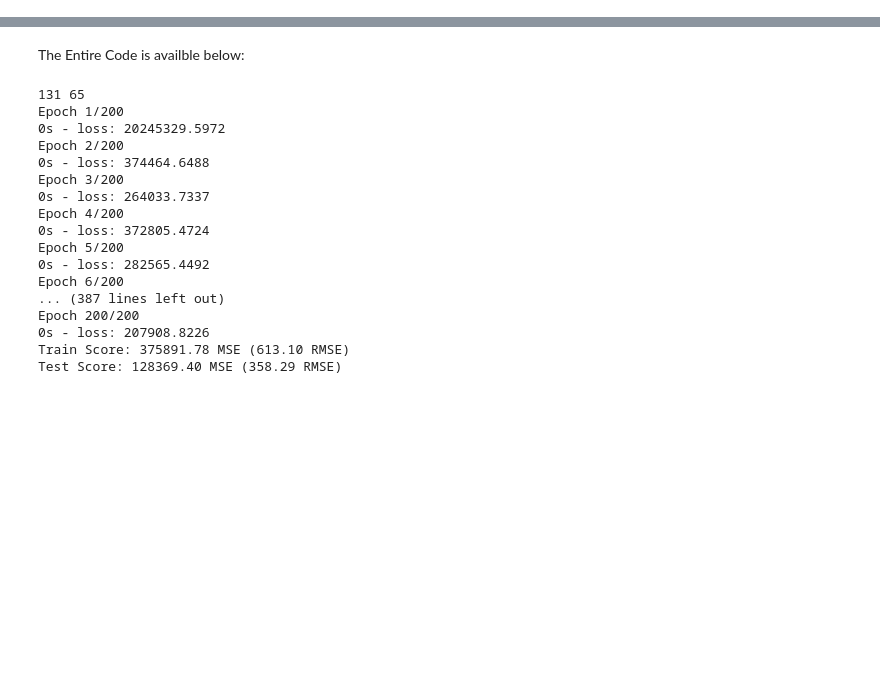
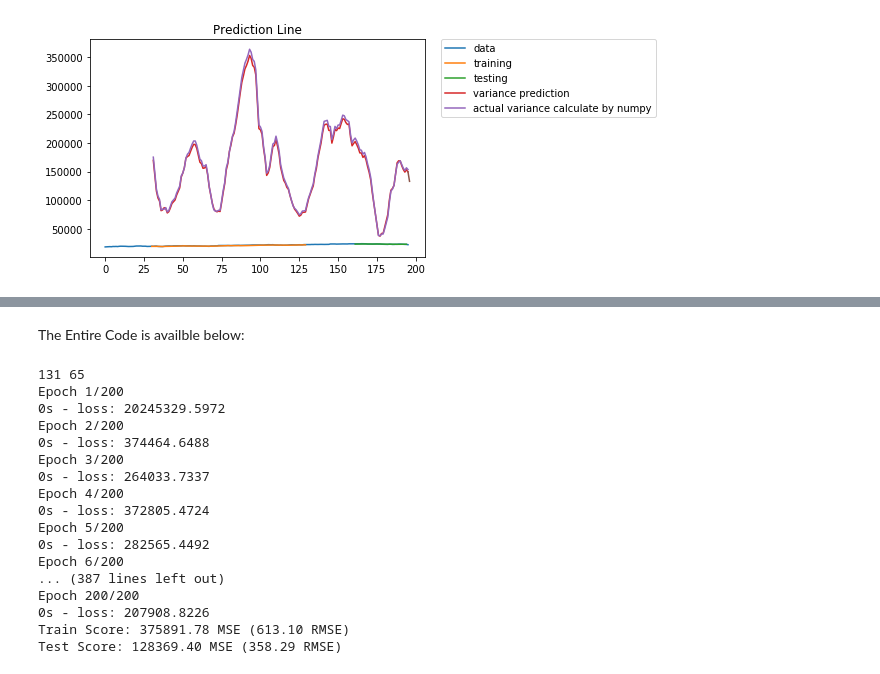
Before and after one commit to tate1010/Python-Neural-Network, a Jupyter notebook: Hang Sang Index Variance Prediction.ipynb, the cells around one changed output, grey strips where cells are left out. Drawn from its saved outputs; the diff is of its cells as text; code cells hidden in the pictures; blank space fills up the shorter version.

```diff
--- a/Hang Sang Index Variance Prediction.ipynb
+++ b/Hang Sang Index Variance Prediction.ipynb
@@ -0,0 +72,8 @@
+# %%
+model = Sequential()
+model.add(Dense(30,input_dim=look_back, activation='relu'))
+model.add(Dense(12, activation='relu'))
+model.add(Dense(1,activation='linear'))
+
+model.compile(loss='mean_squared_error', optimizer='adam')
+model.fit(trainX, trainY, epochs=200, batch_size=2, verbose=2)
@@ -0,0 +105,10 @@
+# %%
+trainScore = model.evaluate(trainX, trainY, verbose=0)
+print('Train Score: %.2f MSE (%.2f RMSE)' % (trainScore, math.sqrt(trainScore)))
+testScore = model.evaluate(testX, testY, verbose=0)
+print('Test Score: %.2f MSE (%.2f RMSE)' % (testScore, math.sqrt(testScore)))
+
+
+
+trainPredict = model.predict(trainX)
+testPredict = model.predict(testX)
@@ -0,0 +120,76 @@
+# %%
+trainPredictPlot = np.empty_like(dataset)
+trainPredictPlot[:, :] = np.nan
+trainPredictPlot[look_back:len(trainPredict)+look_back, :] = trainPredict
+
+testPredictPlot = np.empty_like(dataset)
+testPredictPlot[:, :] = np.nan
+testPredictPlot[len(trainPredict)+(look_back*2)+1:len(dataset)-1, :] = testPredict
+
+f, axarr = plt.subplots(sharex=True,squeeze=False)
+
+axarr = axarr.flatten()
+
+
+axarr[0].plot(dataset , label = 'data')
+axarr[0].plot(trainPredictPlot,label = 'training')
+axarr[0].plot(testPredictPlot, label = 'testing')
+
+
+#plt.plot(futurePredictPlot)
+axarr[0].set_title('Prediction Line')
+
+def rolling_window(a, window):
+    shape = a.shape[:-1] + (a.shape[-1] - window + 1, window)
+    strides = a.strides + (a.strides[-1],)
+    return np.lib.stride_tricks.as_strided(a, shape=shape, strides=strides)
+
+
+
+
+
+
+predictionX , PredictionY = create_dataset(dataset,look_back)
+prestack1 ,prestack2  = predictionX, PredictionY
+datatodate = prestack1
+np.delete(prestack1,look_back-1,axis =1)
+
+#varPrep = np.hstack((prestack1,prestack2))
+#varPrep2 = np.hstack((prestack1,prestack3))
+prediction = model.predict(predictionX)
+
+value = np.hstack((prestack1,prediction))
+var  = np.empty(len(dataset))
+var  [:] = np.nan
+var [look_back+1:]= np.var(value,axis = 1,)
+
+Rvar  = np.empty(len(dataset))
+Rvar  [:] = np.nan
+Rvar [look_back+1:]= np.var(prestack1, axis=1)
+
+
+
+
+#axarr[0].plot(np.var(varPrep,axis=1), label = 'variance prediction for training data')
+#axarr[0].plot(np.var(varPrep2,axis=1),label = 'variance prediction for testing data')
+axarr[0].plot( var,label = "variance prediction")
+axarr[0].plot(Rvar, label = 'actual variance calculate by numpy')
+axarr[0].legend(bbox_to_anchor=(1.05, 1), loc=2, borderaxespad=0.)
+#Data = Series(dataset, index = dates)
+#Series.rolling(Data,window=3,center=False).mean().plot(style='b--')
+#Series.rolling(Data,window=3,center=False).var().plot(style='r--')
+#Data.plot(style='k'
+
+
+Pvar = np.empty(len(dataset))
+Pvar[:]=np.nan
+Pvar[-1] = var[-1]
+Pvar= np.append(Pvar,np.var(np.append(dataset[-30:-1],model.predict(dataset[-31:-1].T))))
+
+axarr[0].plot(Pvar)
+#axarr[1].plot(error)
+#axarr[1].set_title('Error ')
+#axarr[1].axhline(0, color='black')
+plt.show()
+# %% [output]
+[figure, added]
```
Also changed, not shown: parts of 15 cells of this notebook.
